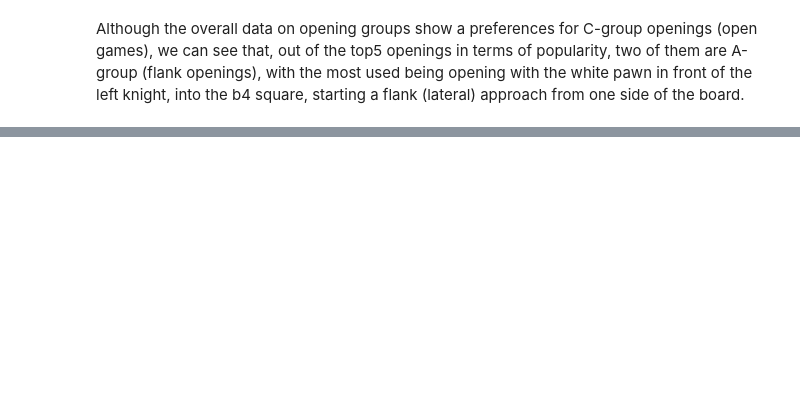
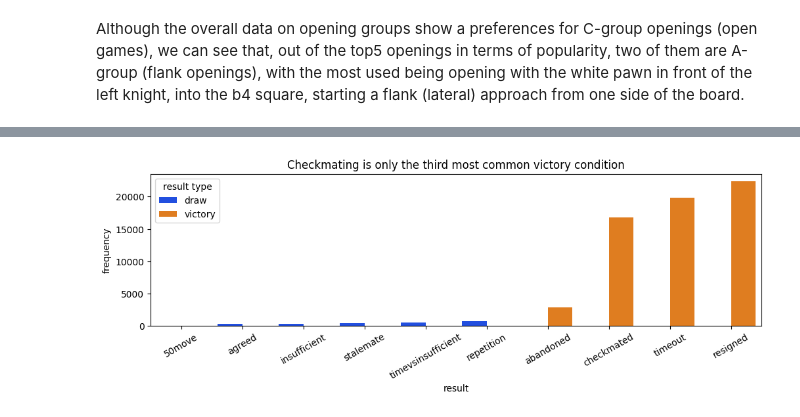
Before and after one commit to lamparelli/chess-data-analysis, a Jupyter notebook: main.ipynb, the cells around one changed output, grey strips where cells are left out. Saved outputs shown, nothing was run; the diff lists cells and outputs as text; code cells hidden in the pictures; blank space fills up the shorter version.

```diff
--- a/main.ipynb
+++ b/main.ipynb
@@ -1188,0 +1189,27 @@ Although the overall data on opening groups show a preferences for C-group openi
+# %%
+# Defines a function, to reuse it later in the analysis
+def getGameResultsDf(games):
+    # Counts the top openings
+    gameResultsCount = games["result_type"].value_counts().sort_values(ascending=True)
+
+    # Creates a dataframe with opening, opening-group, count information (to use hue in the graph on opening-group)
+    gameResultsCount = gameResultsCount.reset_index()
+    gameResultsCount.rename(columns={"index": "result", "result_type": "frequency"}, inplace=True)
+    # gameResultsCount["result_type"] =
+
+    typesOfDraw = ["repetition", "timevsinsufficient", "stalemate", "insufficient", "agreed", "50move"]
+    gameResultsCount["result type"] = gameResultsCount["result"].apply(lambda result: "draw" if result in typesOfDraw else "victory")
+
+    return gameResultsCount
+# %%
+gameResultsCount = getGameResultsDf(games)
+fig, ax = plt.subplots()
+fig.set_figheight(3)
+fig.set_figwidth(12)
+
+ax.set_title("Checkmating is only the third most common victory condition")
+sns.barplot(data=gameResultsCount, x="result", y="frequency", hue="result type", palette="bright")
+plt.xticks(rotation=30)
+plt.show()
+# %% [output]
+[figure, added]
```
Also changed, not shown: parts of 7 cells of this notebook.
